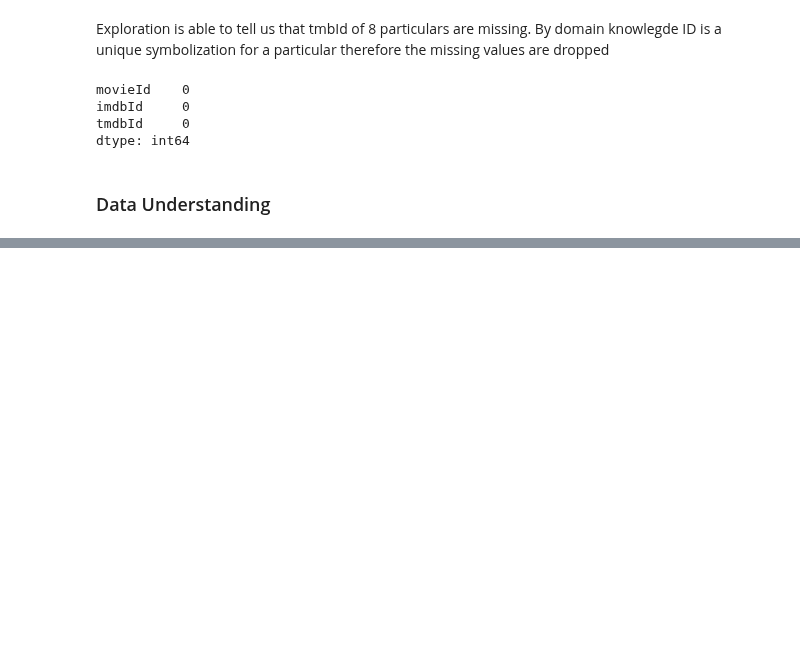
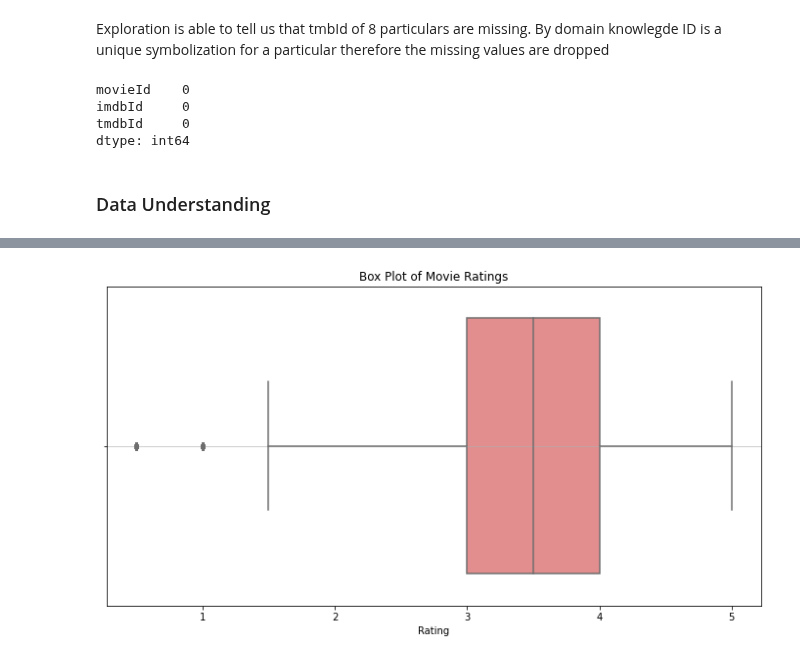
Before and after one commit to ruth-kitasi/Movielens-Recommendation-System, a Jupyter notebook: work_folder/mbego.ipynb, the cells around one changed output, grey strips where cells are left out. Drawn from its saved outputs; the diff is of its cells as text; code cells hidden in the pictures; blank space fills up the shorter version.

```diff
--- a/work_folder/mbego.ipynb
+++ b/work_folder/mbego.ipynb
@@ -137,0 +265,11 @@ genres: list of genres.
+# %%
+# Create a box plot for ratings
+import seaborn as sns
+plt.figure(figsize=(12, 6))
+sns.boxplot(data=ratings, x='rating', color='lightcoral')
+plt.title('Box Plot of Movie Ratings')
+plt.xlabel('Rating')
+plt.grid(axis='y', alpha=0.75)
+plt.show()
+# %% [output]
+[figure, added]
```
Also changed, not shown: parts of 15 cells of this notebook.
